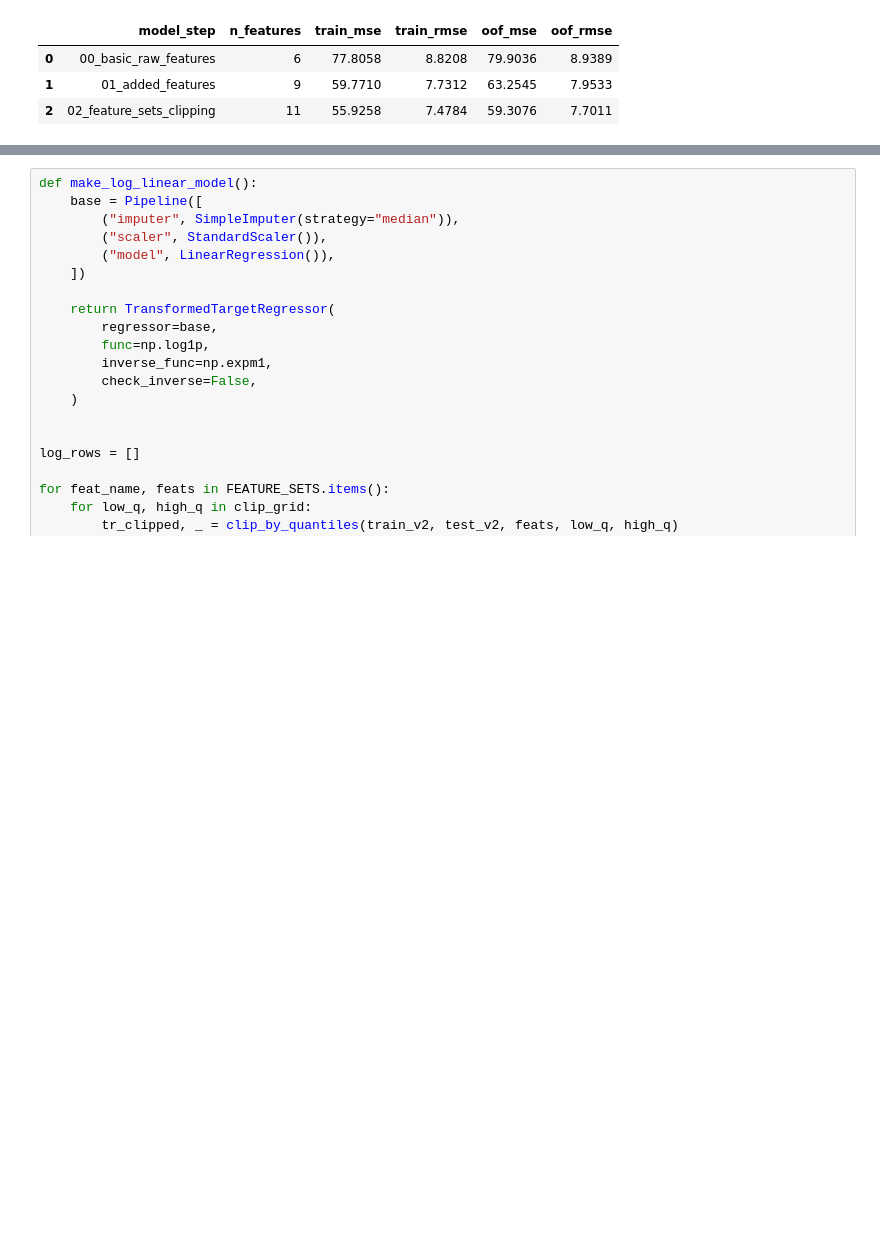
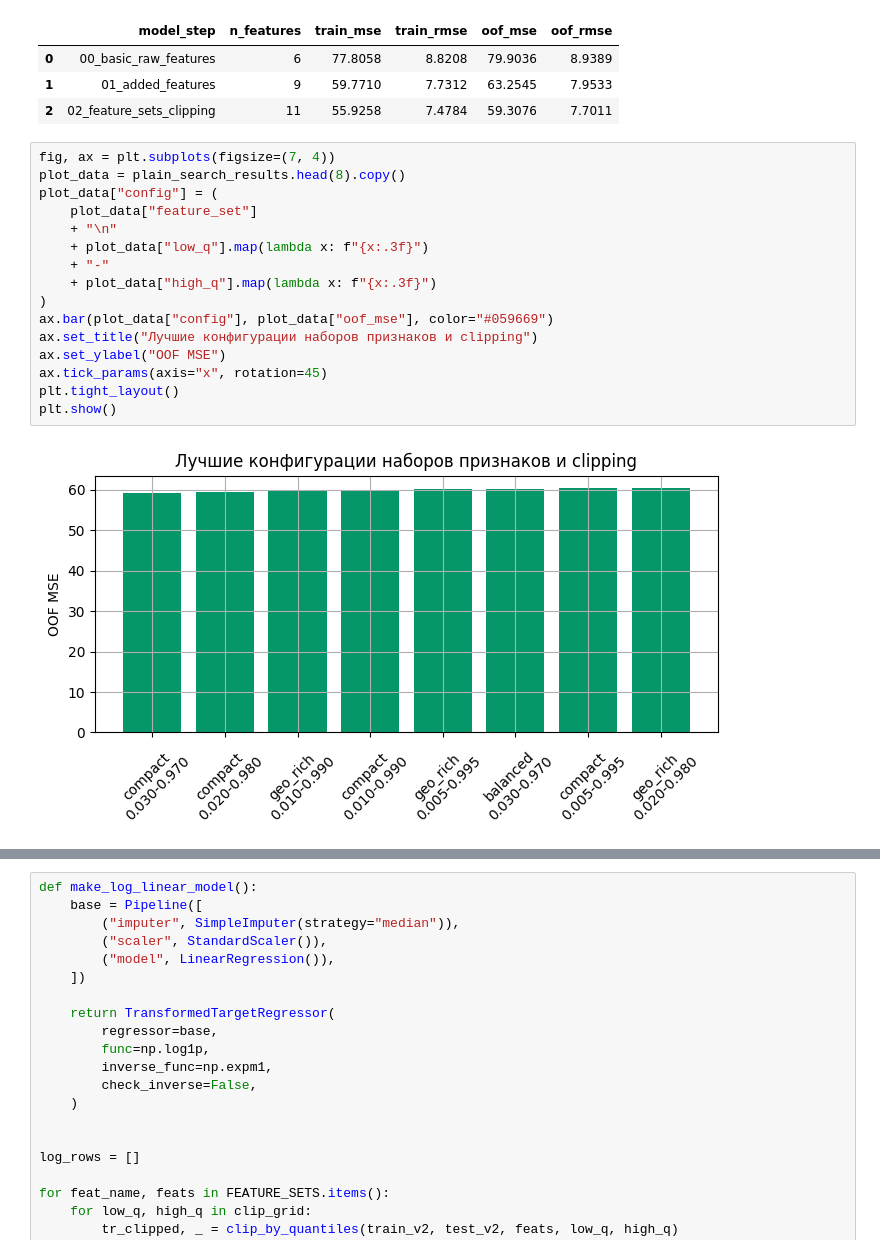
Before and after one commit to PolinaLukianova/AITechnology-4th-Semester, a Jupyter notebook: 1_linear_regression_house_prices/notebooks/linear_regression_model.ipynb, the cells around one changed output, grey strips where cells are left out. Drawn from its saved outputs; the diff is of its cells as text; blank space fills up the shorter version.

```diff
--- a/1_linear_regression_house_prices/notebooks/linear_regression_model.ipynb
+++ b/1_linear_regression_house_prices/notebooks/linear_regression_model.ipynb
@@ -473,3 +580,21 @@ n_features  = 11
 | 0 | 00_basic_raw_features | 6 | 77.8058 | 8.8208 | 79.9036 | 8.9389 |
 | 1 | 01_added_features | 9 | 59.7710 | 7.7312 | 63.2545 | 7.9533 |
 | 2 | 02_feature_sets_clipping | 11 | 55.9258 | 7.4784 | 59.3076 | 7.7011 |
+# %%
+fig, ax = plt.subplots(figsize=(7, 4))
+plot_data = plain_search_results.head(8).copy()
+plot_data["config"] = (
+    plot_data["feature_set"]
+    + "\n"
+    + plot_data["low_q"].map(lambda x: f"{x:.3f}")
+    + "-"
+    + plot_data["high_q"].map(lambda x: f"{x:.3f}")
+)
+ax.bar(plot_data["config"], plot_data["oof_mse"], color="#059669")
+ax.set_title("Лучшие конфигурации наборов признаков и clipping")
+ax.set_ylabel("OOF MSE")
+ax.tick_params(axis="x", rotation=45)
+plt.tight_layout()
+plt.show()
+# %% [output]
+[figure, added]
```
Also changed, not shown: parts of 25 cells of this notebook.
